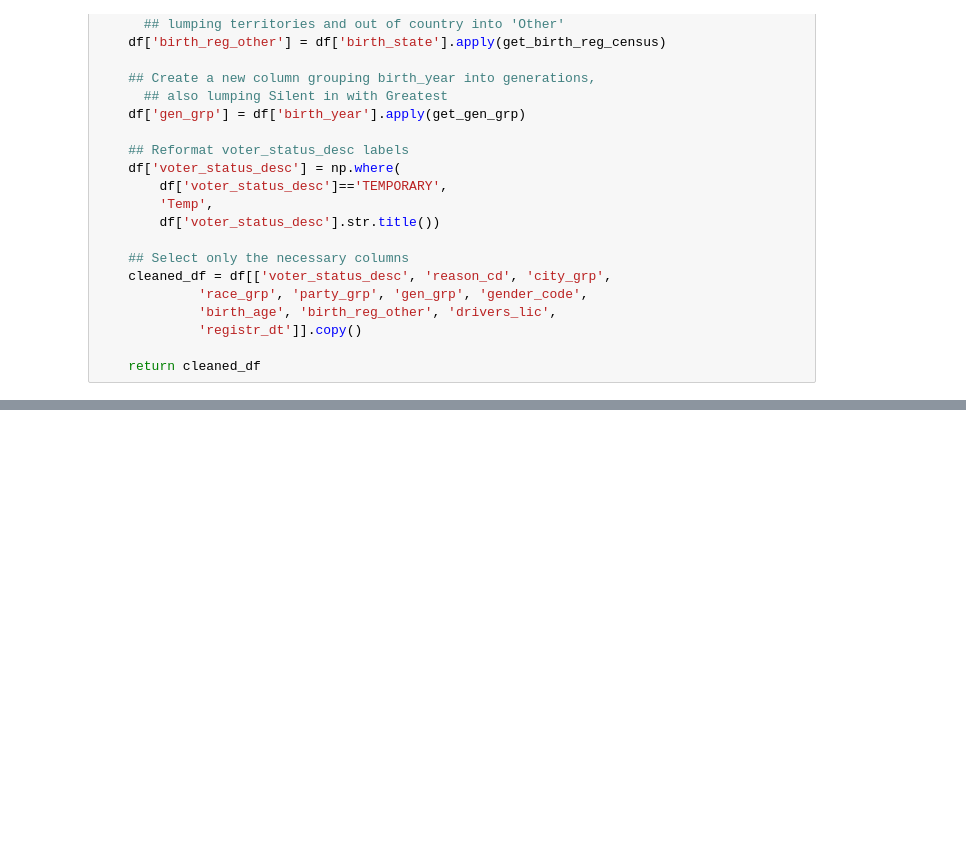
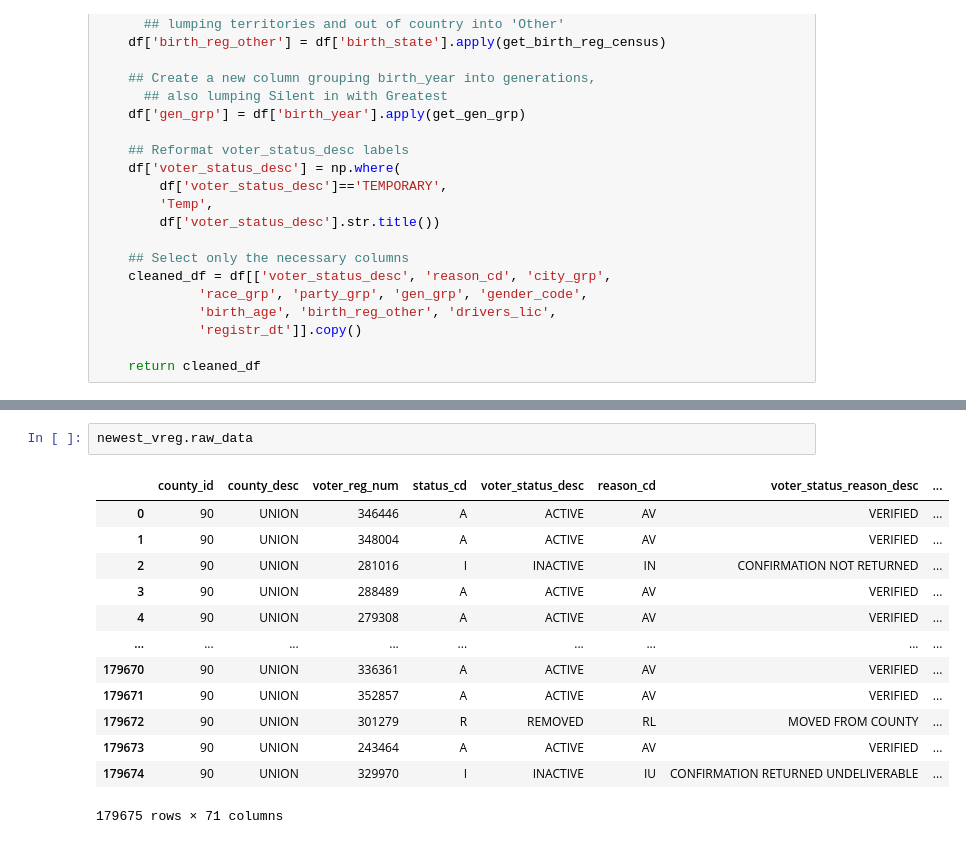
Before and after one commit to zero731/NC_Elections_Capstone, a Jupyter notebook: request_ncsbe_vreg_data.ipynb, the cells around one changed output, grey strips where cells are left out. Saved outputs shown, nothing was run; the diff lists cells and outputs as text; blank space fills up the shorter version.

```diff
--- a/request_ncsbe_vreg_data.ipynb
+++ b/request_ncsbe_vreg_data.ipynb
@@ -137,0 +219,16 @@ def clean_vreg(df):
+# %%
+newest_vreg.raw_data
+# %% [output]
+|  | county_id | county_desc | voter_reg_num | status_cd | voter_status_desc | reason_cd | voter_status_reason_desc | ... |
+| 0 | 90 | UNION | 346446 | A | ACTIVE | AV | VERIFIED | ... |
+| 1 | 90 | UNION | 348004 | A | ACTIVE | AV | VERIFIED | ... |
+| 2 | 90 | UNION | 281016 | I | INACTIVE | IN | CONFIRMATION NOT RETURNED | ... |
+| 3 | 90 | UNION | 288489 | A | ACTIVE | AV | VERIFIED | ... |
+| 4 | 90 | UNION | 279308 | A | ACTIVE | AV | VERIFIED | ... |
+| ... | ... | ... | ... | ... | ... | ... | ... | ... |
+| 179670 | 90 | UNION | 336361 | A | ACTIVE | AV | VERIFIED | ... |
+| 179671 | 90 | UNION | 352857 | A | ACTIVE | AV | VERIFIED | ... |
+| 179672 | 90 | UNION | 301279 | R | REMOVED | RL | MOVED FROM COUNTY | ... |
+| 179673 | 90 | UNION | 243464 | A | ACTIVE | AV | VERIFIED | ... |
+| 179674 | 90 | UNION | 329970 | I | INACTIVE | IU | CONFIRMATION RETURNED UNDELIVERABLE | ... |
+179675 rows × 71 columns
```
Also changed, not shown: parts of 18 cells of this notebook, 1 other file.
